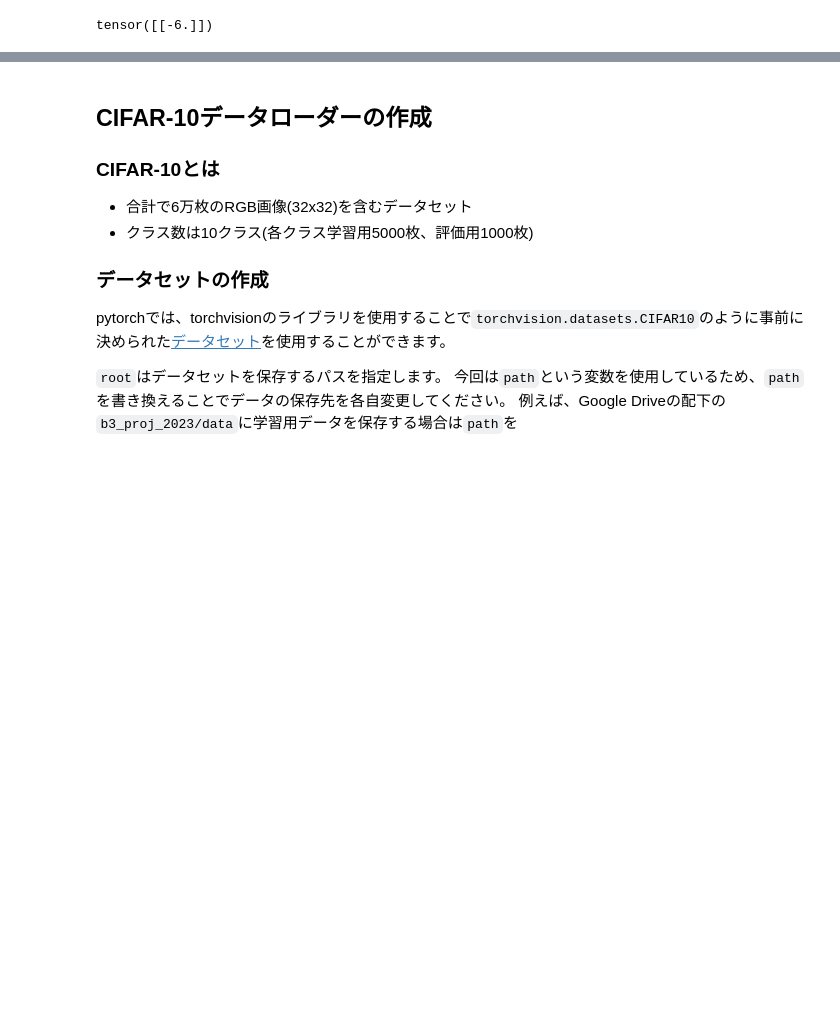
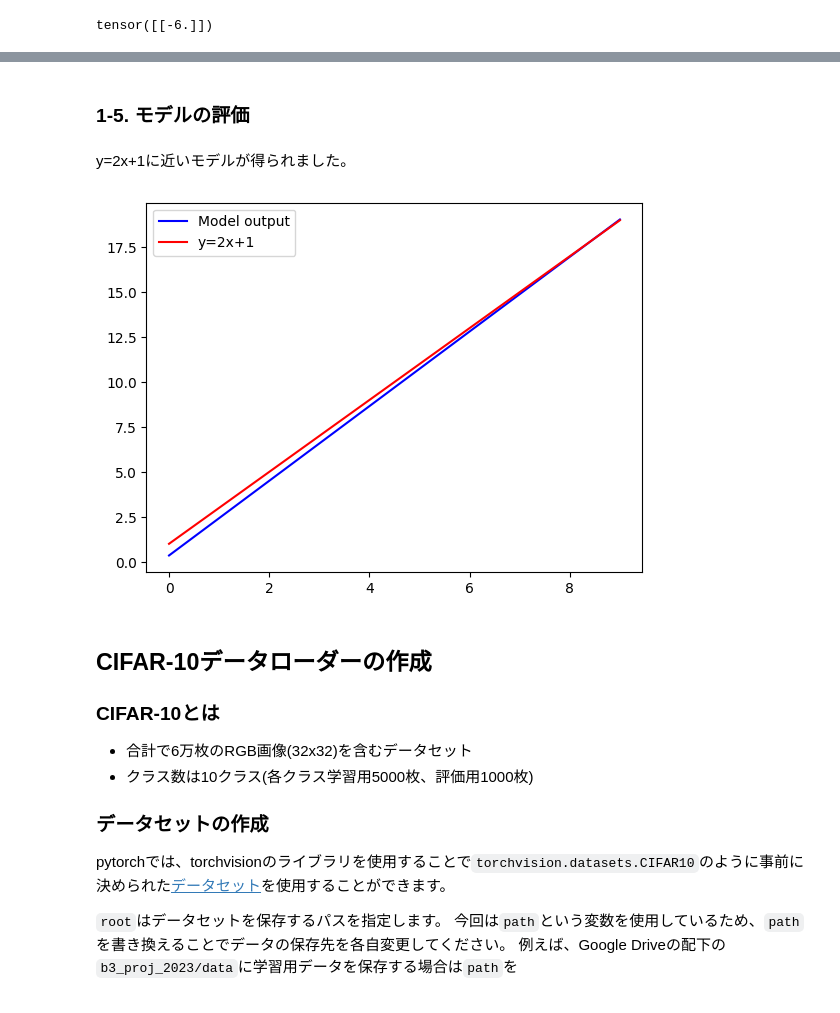
Before and after one commit to ArtIC-TITECH/b3-proj-2024, a Jupyter notebook: docs/class_01.ipynb, the cells around one changed output, grey strips where cells are left out. Cells and saved outputs as stored; diff of their text form; code cells hidden in the pictures; blank space fills up the shorter version.

```diff
--- a/docs/class_01.ipynb
+++ b/docs/class_01.ipynb
@@ -144,14 +155,11 @@ optimizer = optim.SGD(model.parameters(), lr=0.01)
 実際にy=0x+0にx=1を入れた際の損失と勾配を確認します。
 近似したい関数はy=2x+1だとします。
 # %%
-# モデルのインスタンスを作成
-model = LinearRegressionModel()
-
 # x=1とします
 x = torch.Tensor([1])
 
 # モデルの予測
-y_pred = model(x)
-y_pred
+y = model(x)
+y
 # %% [output]
 tensor([0.], grad_fn=<ViewBackward0>)
@@ -210,3 +220,17 @@ Epoch [1000/1000], Loss: 133.0000
+# %% [markdown]
+### 1-5. モデルの評価
+# %% [markdown]
+y=2x+1に近いモデルが得られました。
+# %%
+with torch.no_grad():
+    predicted = model(x_train).detach().numpy()
+
+plt.plot(x_train.numpy(), predicted, label='Model output', color='blue')
+plt.plot(x_train.numpy(), y_train.numpy(), label='y=2x+1', color='red')
+plt.legend()
+plt.show()
+# %% [output]
+[figure, added]
 # %% [markdown]
 ## CIFAR-10データローダーの作成
 
```
Also changed, not shown: parts of 8 cells of this notebook.
